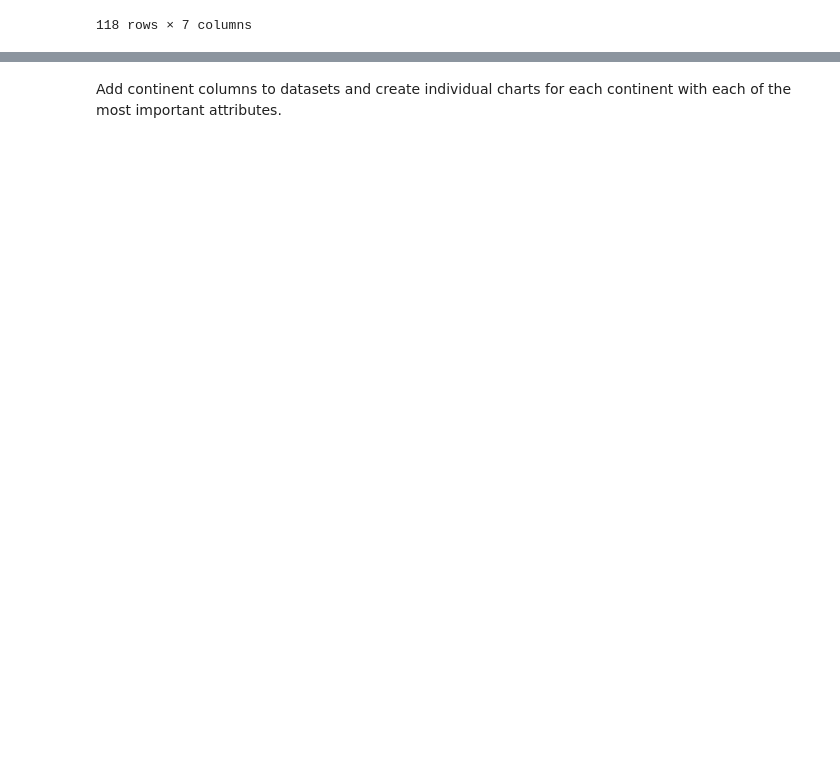
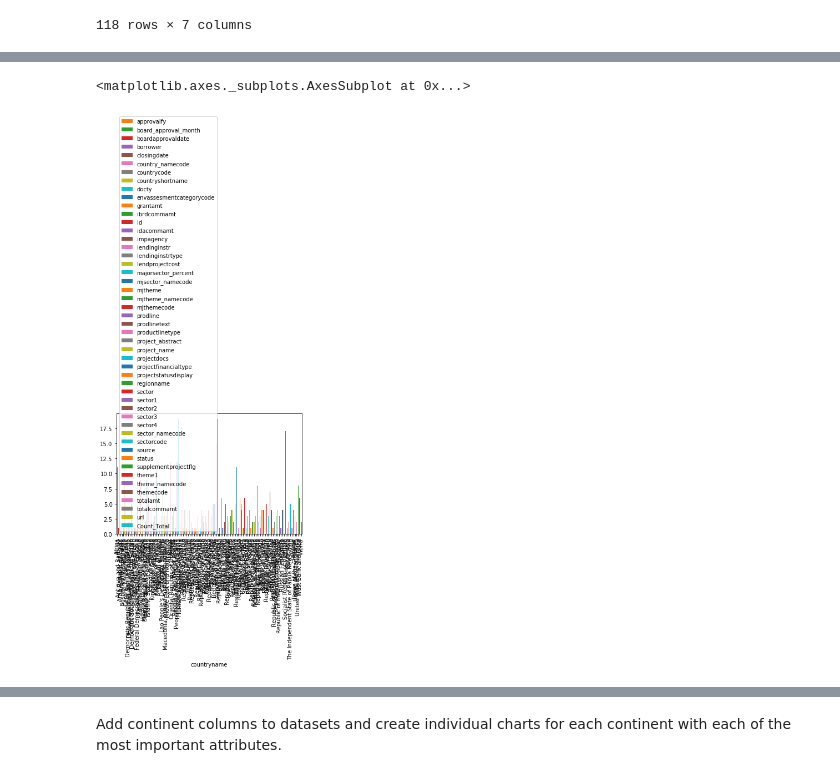
Before and after one commit to aizhexuan/Data-Wrangling, a Jupyter notebook: sliderule_dsi_json_exercise.ipynb, the cells around one changed output, grey strips where cells are left out. Saved outputs shown, nothing was run; the diff lists cells and outputs as text; code cells hidden in the pictures; blank space fills up the shorter version.

```diff
--- a/sliderule_dsi_json_exercise.ipynb
+++ b/sliderule_dsi_json_exercise.ipynb
@@ -375,0 +488,7 @@ projects.groupby(['countryname']).sum()
+# %%
+top_ten_countries = projects.groupby(['countryname']).count()
+# %%
+top_ten_countries.plot.bar()
+# %% [output]
+<matplotlib.axes._subplots.AxesSubplot at 0x...>
+[figure, added]
```
Also changed, not shown: parts of 26 cells of this notebook.
